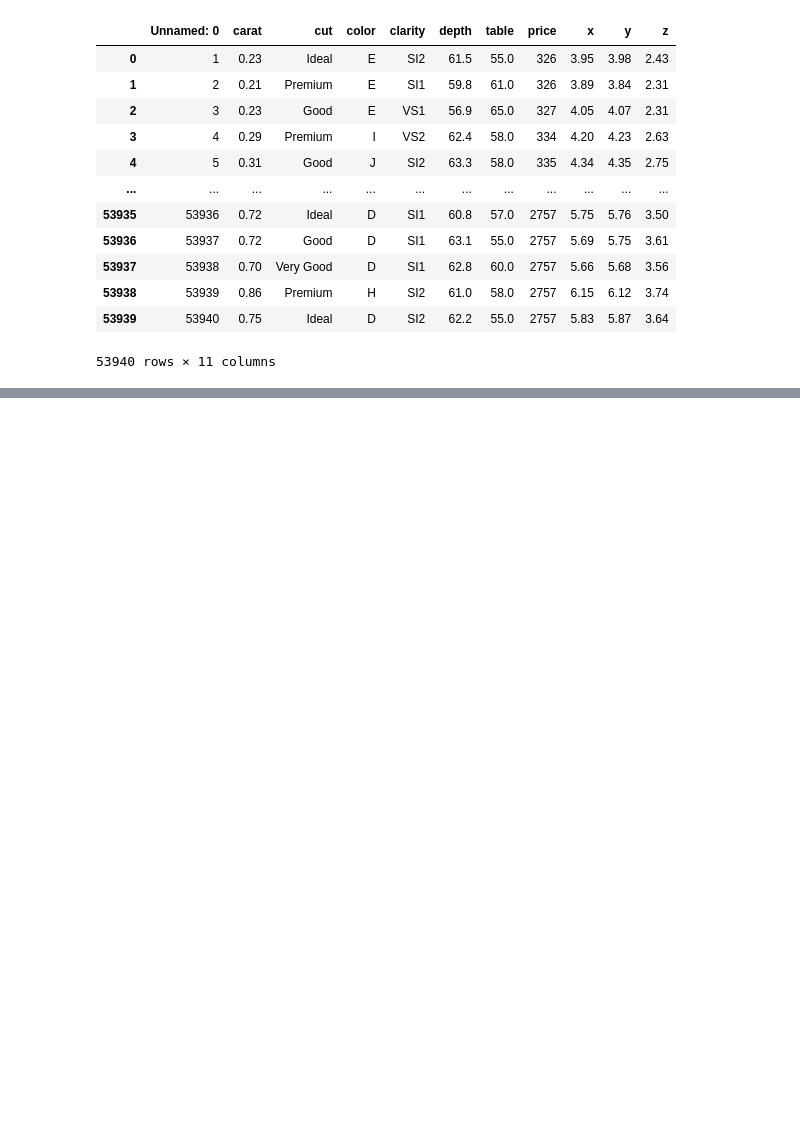
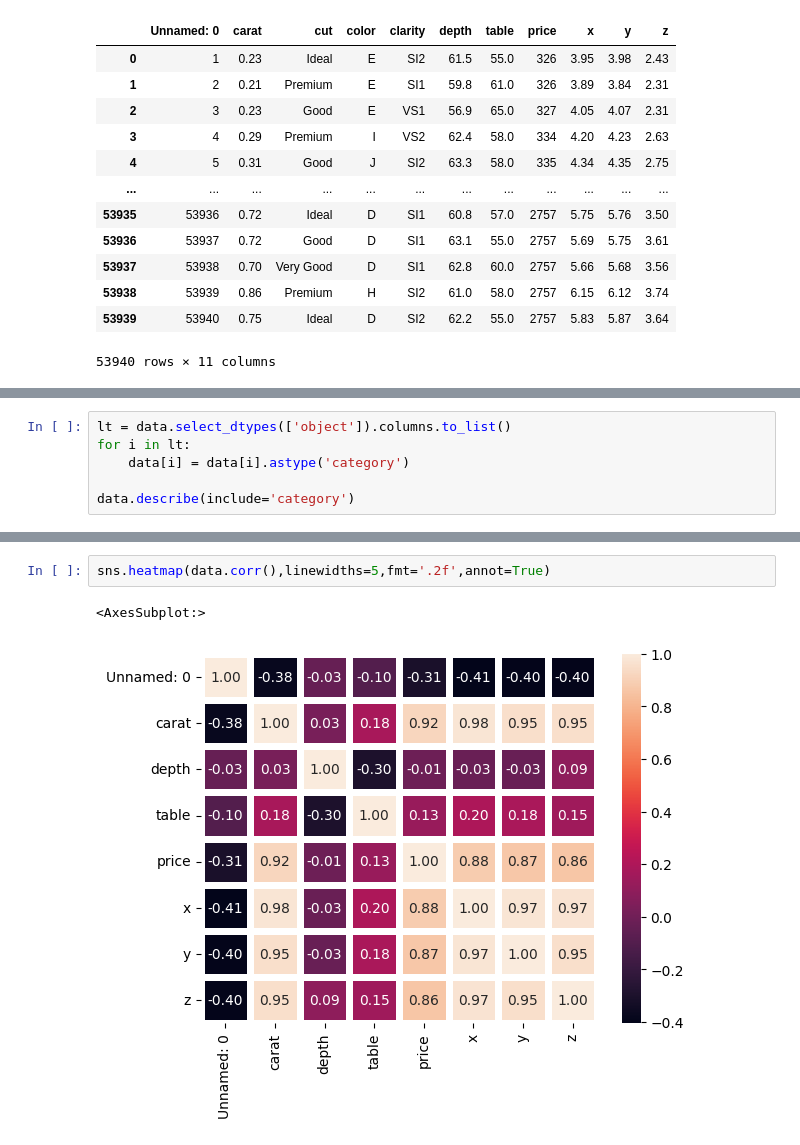
Before and after one commit to aryanrada/data-visualization-project, a Jupyter notebook: Diamonds_analysis/analysis.ipynb, the cells around one changed output, grey strips where cells are left out. Saved outputs shown, nothing was run; the diff lists cells and outputs as text; blank space fills up the shorter version.

```diff
--- a/Diamonds_analysis/analysis.ipynb
+++ b/Diamonds_analysis/analysis.ipynb
@@ -20,0 +57,6 @@ data
+# %%
+lt = data.select_dtypes(['object']).columns.to_list()
+for i in lt:
+    data[i] = data[i].astype('category')
+
+data.describe(include='category')
@@ -20,0 +69,5 @@ data
+# %%
+sns.heatmap(data.corr(),linewidths=5,fmt='.2f',annot=True)
+# %% [output]
+<AxesSubplot:>
+[figure, added]
```
Also changed, not shown: parts of 6 cells of this notebook.
